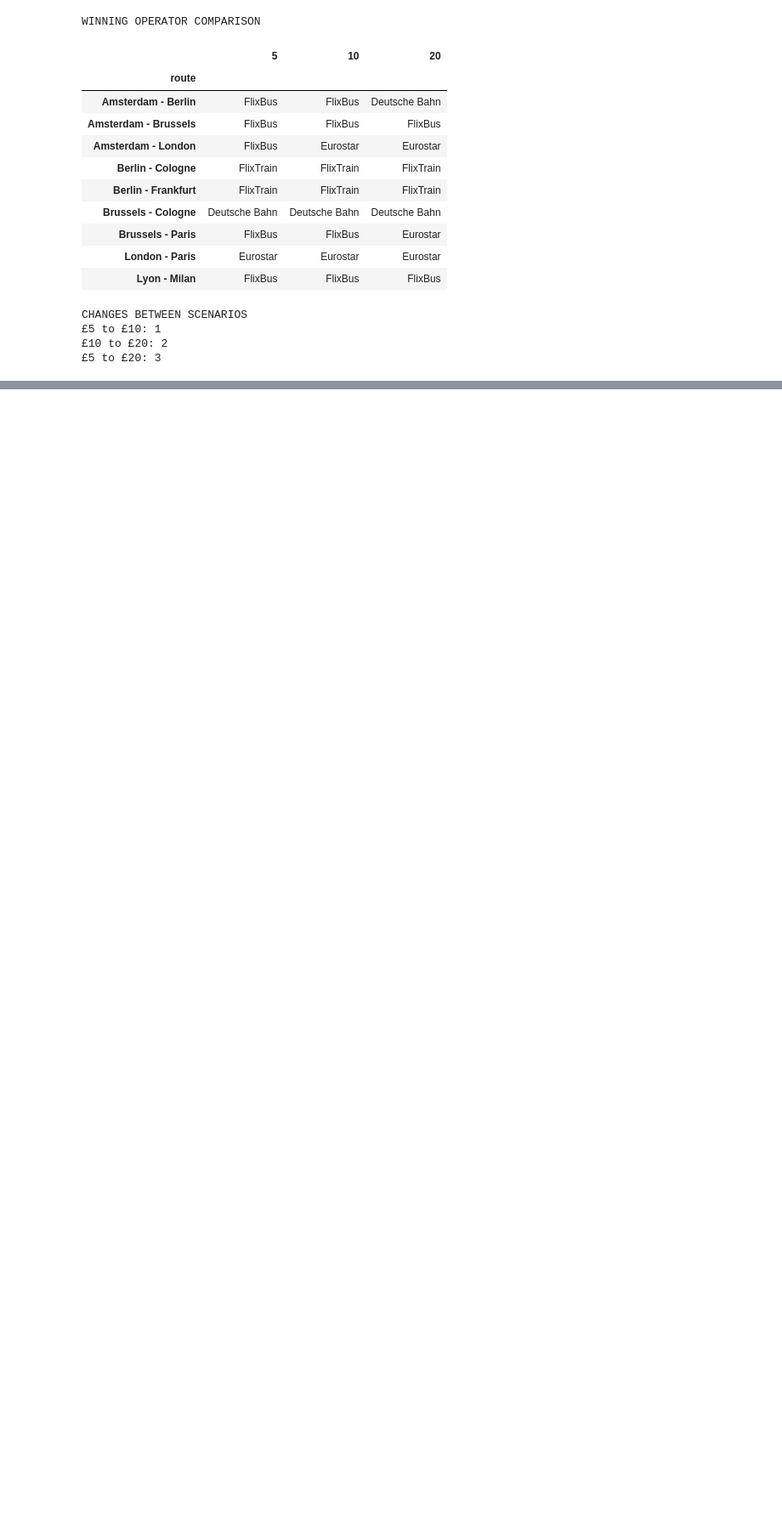
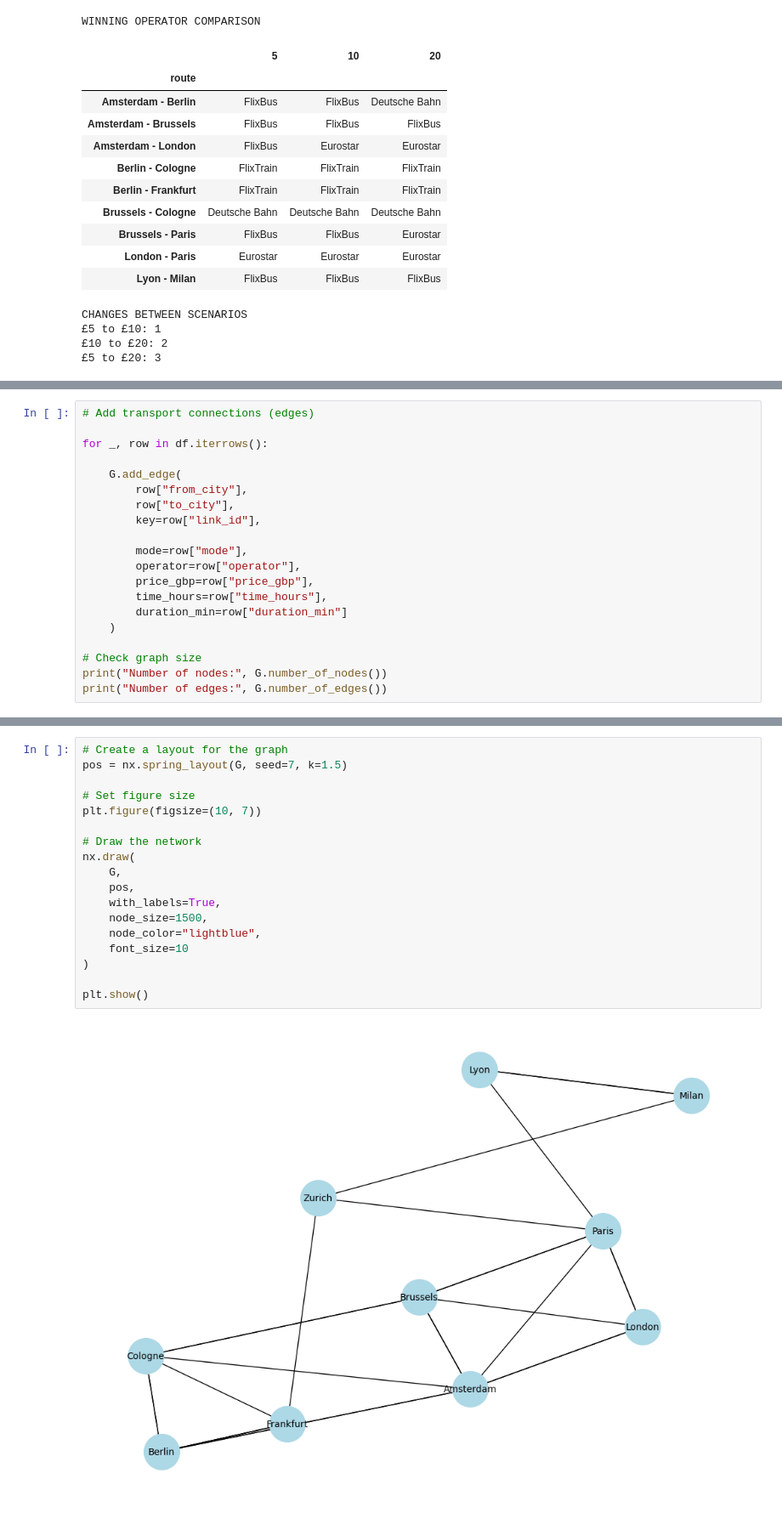
Before and after one commit to joem20/Planning-Europe, a Jupyter notebook: Graph_Construction.ipynb, the cells around one changed output, grey strips where cells are left out. Shown at 85% size. Drawn from its saved outputs; the diff is of its cells as text; blank space fills up the shorter version.

Commit message:
Improve graph Visualisation layout

```diff
--- a/Graph_Construction.ipynb
+++ b/Graph_Construction.ipynb
@@ -462,0 +507,20 @@ CHANGES BETWEEN SCENARIOS
+# %%
+# Add transport connections (edges)
+
+for _, row in df.iterrows():
+
+    G.add_edge(
+        row["from_city"],
+        row["to_city"],
+        key=row["link_id"],
+
+        mode=row["mode"],
+        operator=row["operator"],
+        price_gbp=row["price_gbp"],
+        time_hours=row["time_hours"],
+        duration_min=row["duration_min"]
+    )
+
+# Check graph size
+print("Number of nodes:", G.number_of_nodes())
+print("Number of edges:", G.number_of_edges())
@@ -462,0 +575,20 @@ CHANGES BETWEEN SCENARIOS
+# %%
+# Create a layout for the graph
+pos = nx.spring_layout(G, seed=7, k=1.5)
+
+# Set figure size
+plt.figure(figsize=(10, 7))
+
+# Draw the network
+nx.draw(
+    G,
+    pos,
+    with_labels=True,
+    node_size=1500,
+    node_color="lightblue",
+    font_size=10
+)
+
+plt.show()
+# %% [output]
+[figure, added]
```
Also changed, not shown: parts of 7 cells of this notebook.
